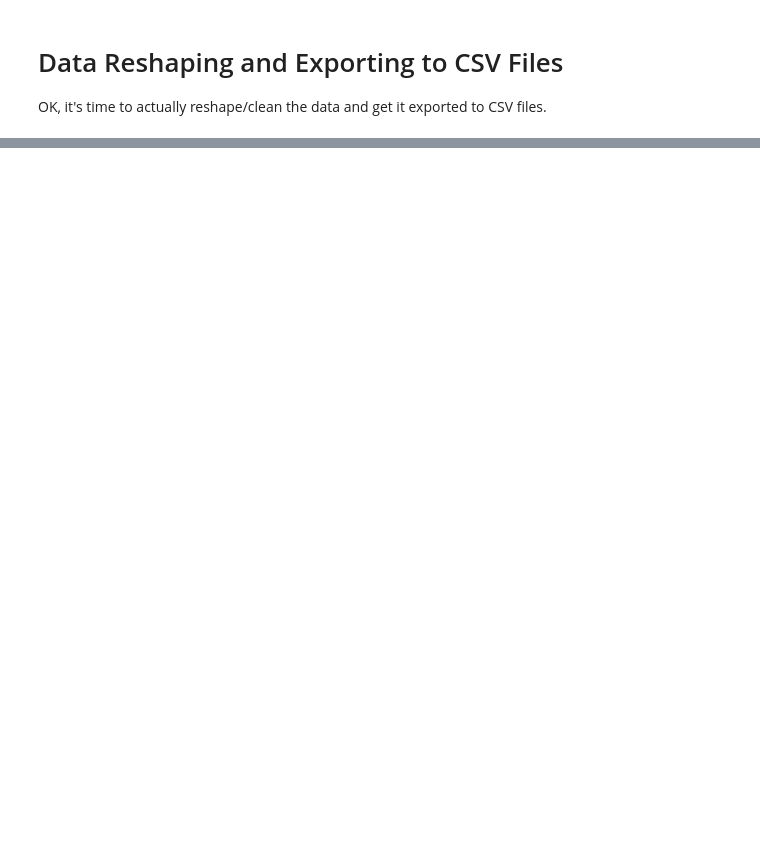
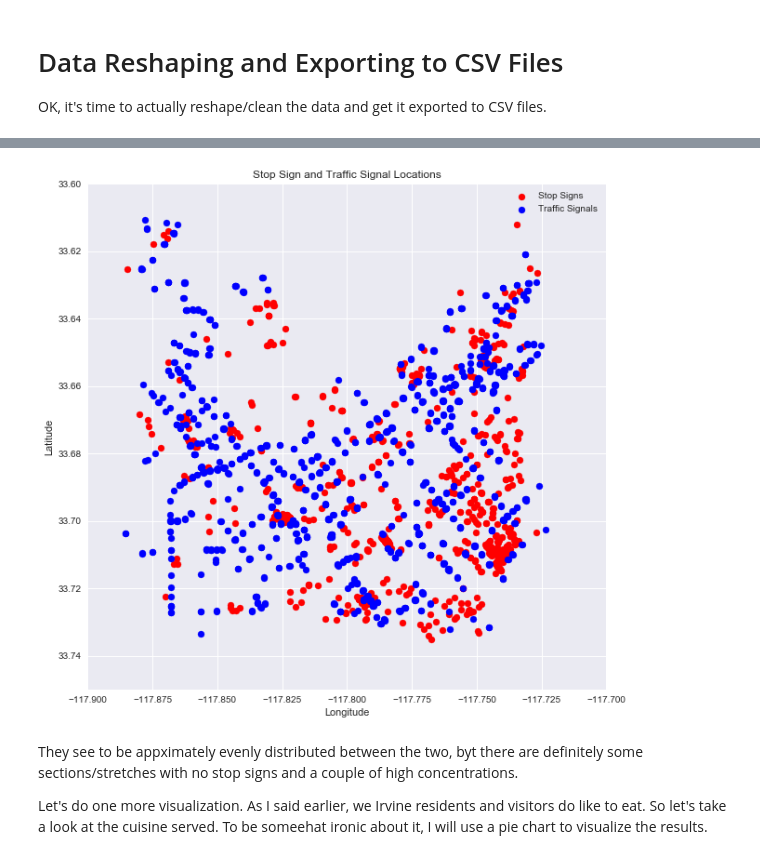
Before and after one commit to belgarion42/c750, a Jupyter notebook: Udacity OSM Project - Irvine, CA - Randy Crane.ipynb, the cells around one changed output, grey strips where cells are left out. Drawn from its saved outputs; the diff is of its cells as text; code cells hidden in the pictures; blank space fills up the shorter version.

```diff
--- a/Udacity OSM Project - Irvine, CA - Randy Crane.ipynb
+++ b/Udacity OSM Project - Irvine, CA - Randy Crane.ipynb
@@ -919,0 +812,10 @@ conn.close()
+# %%
+import sqlite3
+import pandas as pd
+import matplotlib.pyplot as plt
+import seaborn as sns
+%matplotlib inline
+sns.set(color_codes=True)
+conn = sqlite3.connect('irvine_osm_database.sqlite')
+cursor = conn.cursor()
+print("Opened database successfully")
@@ -919,0 +995,6 @@ conn.close()
+# %%
+import pandas as pd
+import matplotlib.pyplot as plt
+import seaborn as sns
+%matplotlib inline
+sns.set(color_codes=True)
@@ -919,0 +1171,28 @@ conn.close()
+# %%
+#Preparing the data
+
+cursor.execute("SELECT nodes_tags.value, nodes.lat, nodes.lon FROM \
+               nodes_tags JOIN nodes on nodes_tags.id = nodes.id \
+               WHERE nodes_tags.value = 'signal' OR nodes_tags.value = 'stop';")
+rows = cursor.fetchall()
+locations = pd.DataFrame(rows, columns=['Amenity', 'Lat', 'Long'])
+stop_locs = locations[locations['Amenity'] == 'stop']
+signal_locs = locations[locations['Amenity'] == 'signal']
+# %%
+# Make scatter plot with axis limits and legend
+plt.figure(figsize=(10,10))
+plt.scatter(stop_locs['Long'], stop_locs['Lat'], c='red', label="Stop Signs")
+plt.scatter(signal_locs['Long'], signal_locs['Lat'], c='blue', label="Traffic Signals")
+plt.ylim(33.75, 33.6)
+plt.xlim(-117.9, -117.7)
+plt.legend()
+plt.xlabel("Longitude")
+plt.ylabel("Latitude")
+plt.title("Stop Sign and Traffic Signal Locations")
+plt.show()
+# %% [output]
+[figure, added]
+# %% [markdown]
+They see to be appximately evenly distributed between the two, byt there are definitely some sections/stretches with no stop signs and a couple of high concentrations.
+
+Let's do one more visualization. As I said earlier, we Irvine residents and visitors do like to eat. So let's take a look at the cuisine served. To be someehat ironic about it, I will use a pie chart to visualize the results.
```
Also changed, not shown: parts of 66 cells of this notebook.
